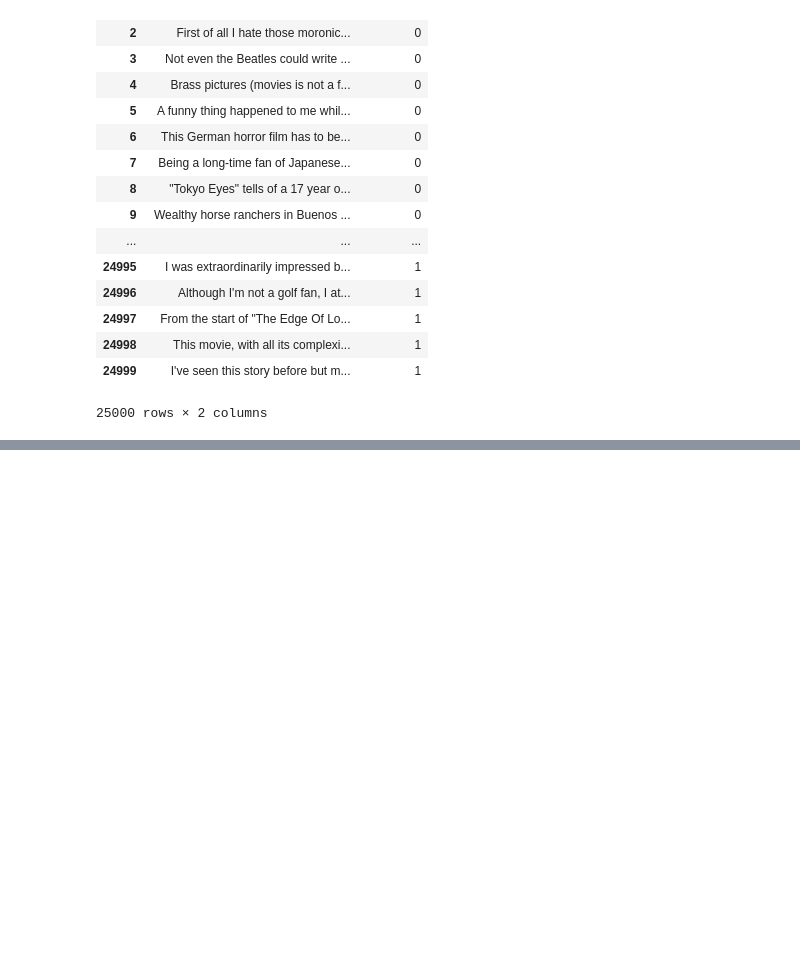
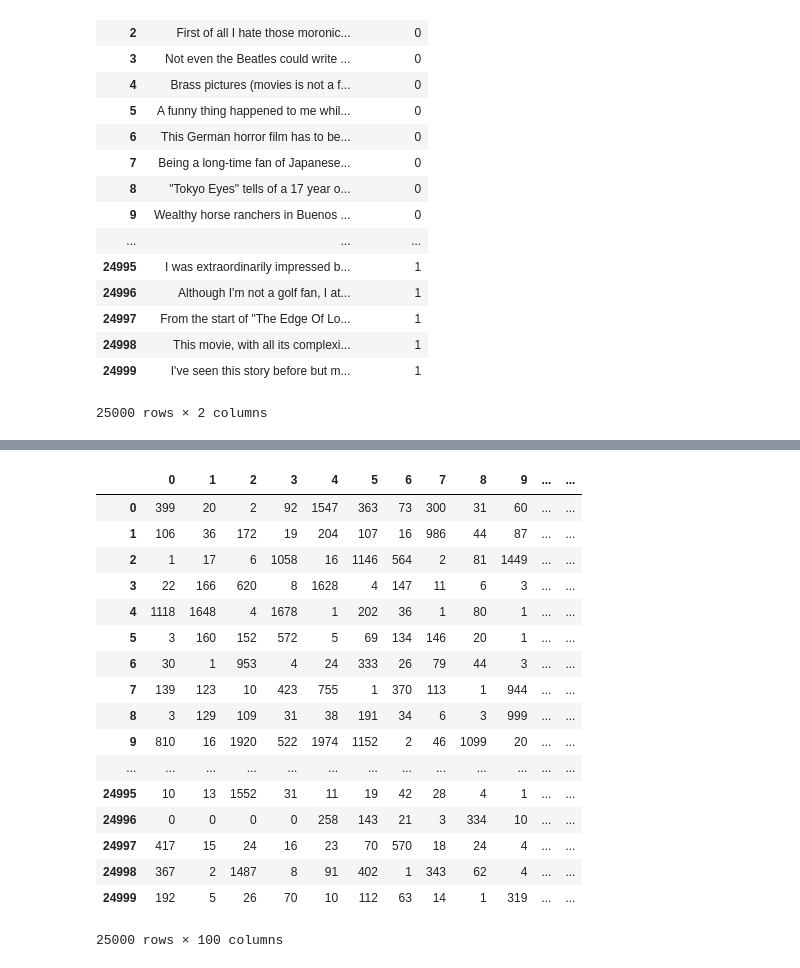
Before and after one commit to Elwing-Chou/MLDemo3, a Jupyter notebook: Embedding.ipynb, the cells around one changed output, grey strips where cells are left out. Drawn from its saved outputs; the diff is of its cells as text; code cells hidden in the pictures; blank space fills up the shorter version.

```diff
--- a/Embedding.ipynb
+++ b/Embedding.ipynb
@@ -71,0 +118,24 @@ testdf
+# %%
+from keras.preprocessing import sequence
+traindf_pad = sequence.pad_sequences(traindf_seq, maxlen=100)
+testdf_pad = sequence.pad_sequences(testdf_seq, maxlen=100)
+pd.DataFrame(testdf_pad)
+# %% [output]
+|  | 0 | 1 | 2 | 3 | 4 | 5 | 6 | 7 | 8 | 9 | ... | ... |
+| 0 | 399 | 20 | 2 | 92 | 1547 | 363 | 73 | 300 | 31 | 60 | ... | ... |
+| 1 | 106 | 36 | 172 | 19 | 204 | 107 | 16 | 986 | 44 | 87 | ... | ... |
+| 2 | 1 | 17 | 6 | 1058 | 16 | 1146 | 564 | 2 | 81 | 1449 | ... | ... |
+| 3 | 22 | 166 | 620 | 8 | 1628 | 4 | 147 | 11 | 6 | 3 | ... | ... |
+| 4 | 1118 | 1648 | 4 | 1678 | 1 | 202 | 36 | 1 | 80 | 1 | ... | ... |
+| 5 | 3 | 160 | 152 | 572 | 5 | 69 | 134 | 146 | 20 | 1 | ... | ... |
+| 6 | 30 | 1 | 953 | 4 | 24 | 333 | 26 | 79 | 44 | 3 | ... | ... |
+| 7 | 139 | 123 | 10 | 423 | 755 | 1 | 370 | 113 | 1 | 944 | ... | ... |
+| 8 | 3 | 129 | 109 | 31 | 38 | 191 | 34 | 6 | 3 | 999 | ... | ... |
+| 9 | 810 | 16 | 1920 | 522 | 1974 | 1152 | 2 | 46 | 1099 | 20 | ... | ... |
+| ... | ... | ... | ... | ... | ... | ... | ... | ... | ... | ... | ... | ... |
+| 24995 | 10 | 13 | 1552 | 31 | 11 | 19 | 42 | 28 | 4 | 1 | ... | ... |
+| 24996 | 0 | 0 | 0 | 0 | 258 | 143 | 21 | 3 | 334 | 10 | ... | ... |
+| 24997 | 417 | 15 | 24 | 16 | 23 | 70 | 570 | 18 | 24 | 4 | ... | ... |
+| 24998 | 367 | 2 | 1487 | 8 | 91 | 402 | 1 | 343 | 62 | 4 | ... | ... |
+| 24999 | 192 | 5 | 26 | 70 | 10 | 112 | 63 | 14 | 1 | 319 | ... | ... |
+25000 rows × 100 columns
```
Also changed, not shown: parts of 6 cells of this notebook.
